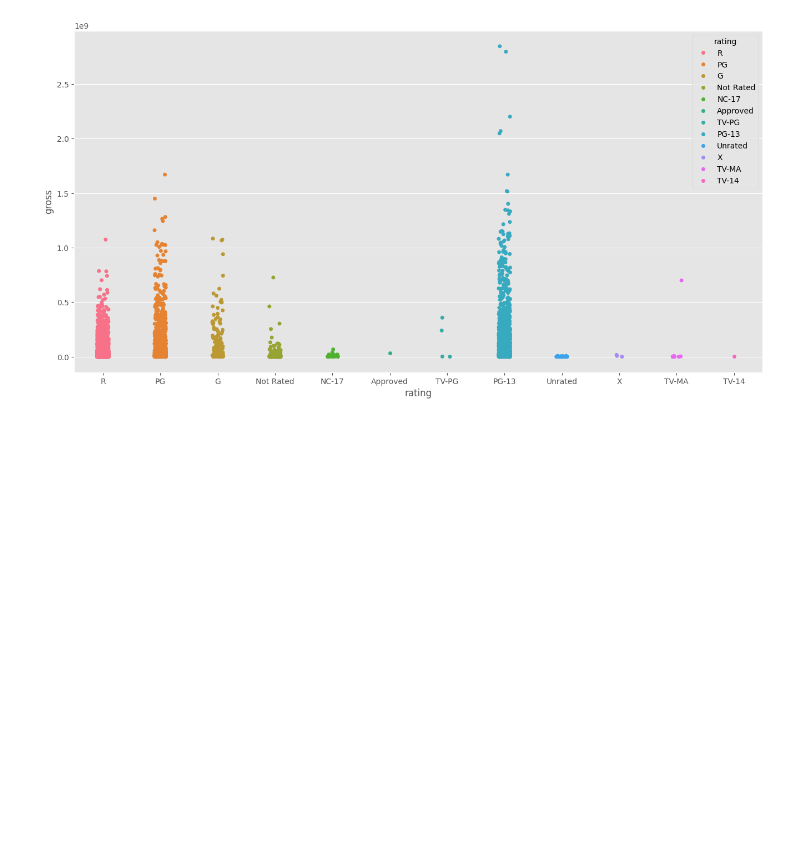
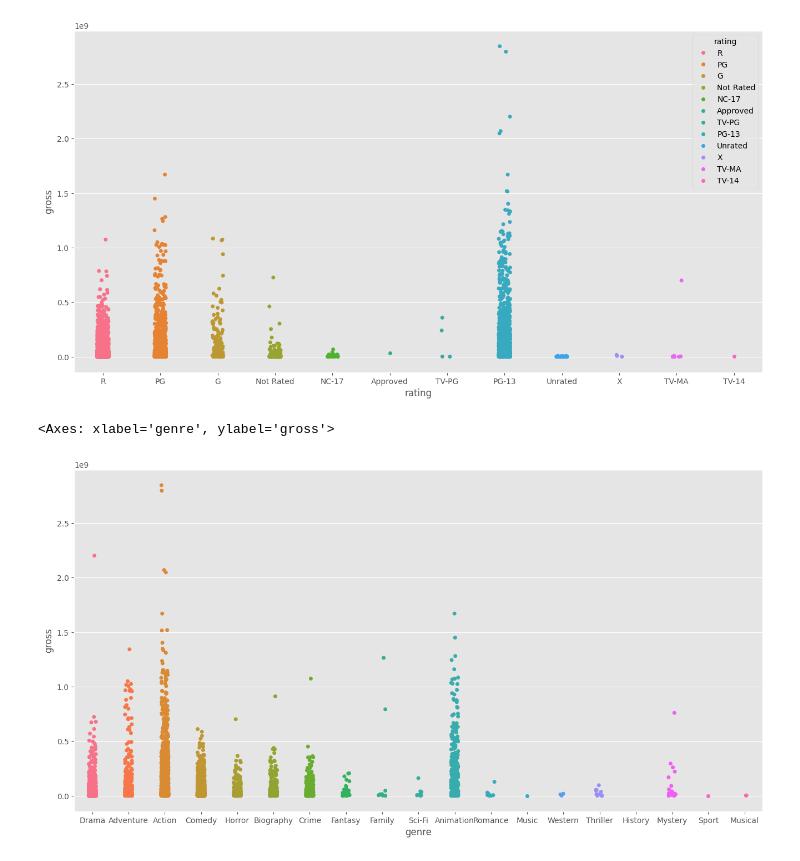
Before and after one commit to Kalusa93/movies_correlation, a Jupyter notebook: movies_jupiter.ipynb, the cells around one changed output. Saved outputs shown, nothing was run; the diff lists cells and outputs as text; code cells hidden in the pictures; blank space fills up the shorter version.

Commit message:
added genre/gross strip plot

```diff
--- a/movies_jupiter.ipynb
+++ b/movies_jupiter.ipynb
@@ -342,3 +342,8 @@ sns.stripplot(x="rating", y="gross", data=df, hue="rating")
 [figure]
 # %%
 # We conclude that PG-13 movies are the most profitable, followed by PG ones. //
+# %%
+sns.stripplot(x="genre", y="gross", data=df, hue="genre")
+# %% [output]
+<Axes: xlabel='genre', ylabel='gross'>
+[figure, added]
```
